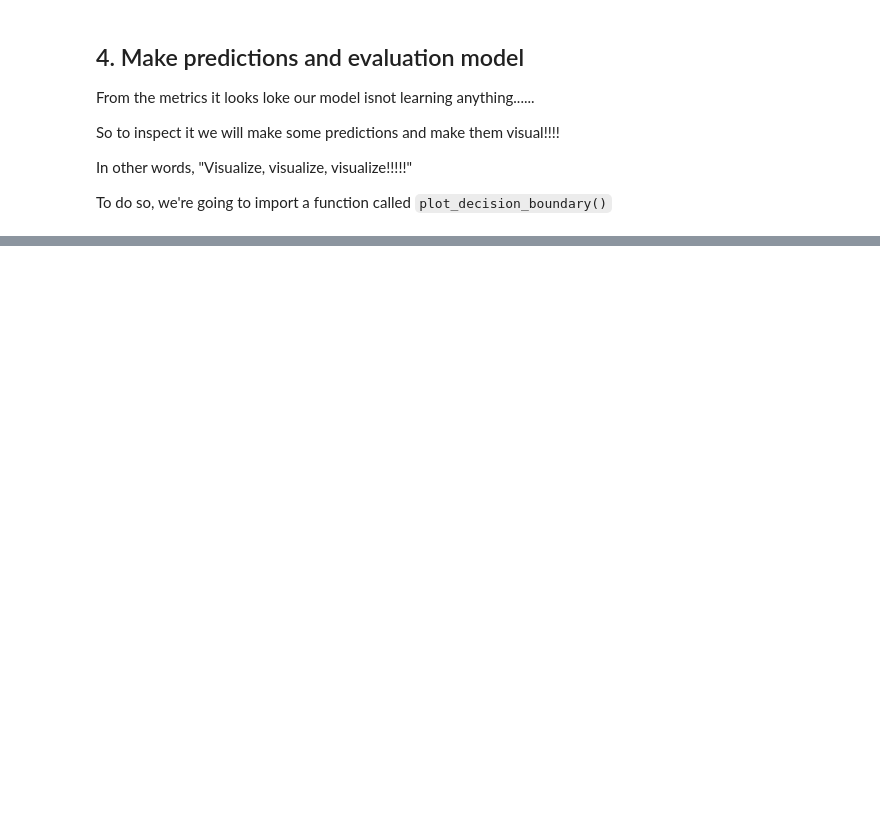
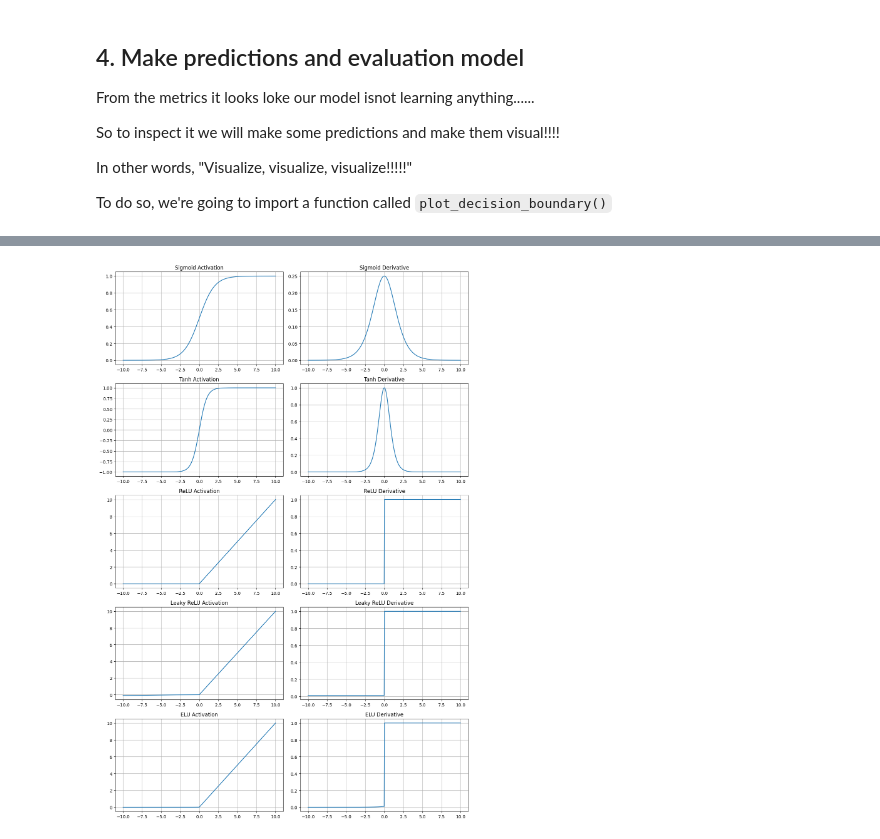
Before and after one commit to Sovit1056/Pytorch_practice, a Jupyter notebook: 02_PyTorch_neural_network.ipynb, the cells around one changed output, grey strips where cells are left out. Cells and saved outputs as stored; diff of their text form; code cells hidden in the pictures; blank space fills up the shorter version.

```diff
--- a/02_PyTorch_neural_network.ipynb
+++ b/02_PyTorch_neural_network.ipynb
@@ -552,0 +627,89 @@ plot_decision_boundary(model_0, X_test, y_test)
+# %%
+import numpy as np
+import matplotlib.pyplot as plt
+
+x = np.linspace(-10, 10, 500)
+
+# Sigmoid
+sigmoid = 1 / (1 + np.exp(-x))
+sigmoid_derivative = sigmoid * (1 - sigmoid)
+
+# Tanh
+tanh = np.tanh(x)
+tanh_derivative = 1 - tanh**2
+
+# ReLU
+relu = np.maximum(0, x)
+relu_derivative = np.where(x > 0, 1, 0)
+
+# Leaky ReLU
+alpha = 0.01
+leaky_relu = np.where(x > 0, x, alpha * x)
+leaky_relu_derivative = np.where(x > 0, 1, alpha)
+
+# ELU
+elu = np.where(x > 0, x, alpha * (np.exp(x) - 1))
+elu_derivative = np.where(x > 0, 1, elu + alpha)
+
+# Plotting
+plt.figure(figsize=(12, 18))
+
+# Sigmoid
+plt.subplot(5, 2, 1)
+plt.plot(x, sigmoid)
+plt.title("Sigmoid Activation")
+plt.grid()
+
+plt.subplot(5, 2, 2)
+plt.plot(x, sigmoid_derivative)
+plt.title("Sigmoid Derivative")
+plt.grid()
+
+# Tanh
+plt.subplot(5, 2, 3)
+plt.plot(x, tanh)
+plt.title("Tanh Activation")
+plt.grid()
+
+plt.subplot(5, 2, 4)
+plt.plot(x, tanh_derivative)
+plt.title("Tanh Derivative")
+plt.grid()
+
+# ReLU
+plt.subplot(5, 2, 5)
+plt.plot(x, relu)
+plt.title("ReLU Activation")
+plt.grid()
+
+plt.subplot(5, 2, 6)
+plt.plot(x, relu_derivative)
+plt.title("ReLU Derivative")
+plt.grid()
+
+# Leaky ReLU
+plt.subplot(5, 2, 7)
+plt.plot(x, leaky_relu)
+plt.title("Leaky ReLU Activation")
+plt.grid()
+
+plt.subplot(5, 2, 8)
+plt.plot(x, leaky_relu_derivative)
+plt.title("Leaky ReLU Derivative")
+plt.grid()
+
+# ELU
+plt.subplot(5, 2, 9)
+plt.plot(x, elu)
+plt.title("ELU Activation")
+plt.grid()
+
+plt.subplot(5, 2, 10)
+plt.plot(x, elu_derivative)
+plt.title("ELU Derivative")
+plt.grid()
+
+plt.tight_layout()
+plt.show()
+# %% [output]
+[figure, added]
```
Also changed, not shown: parts of 17 cells of this notebook.
